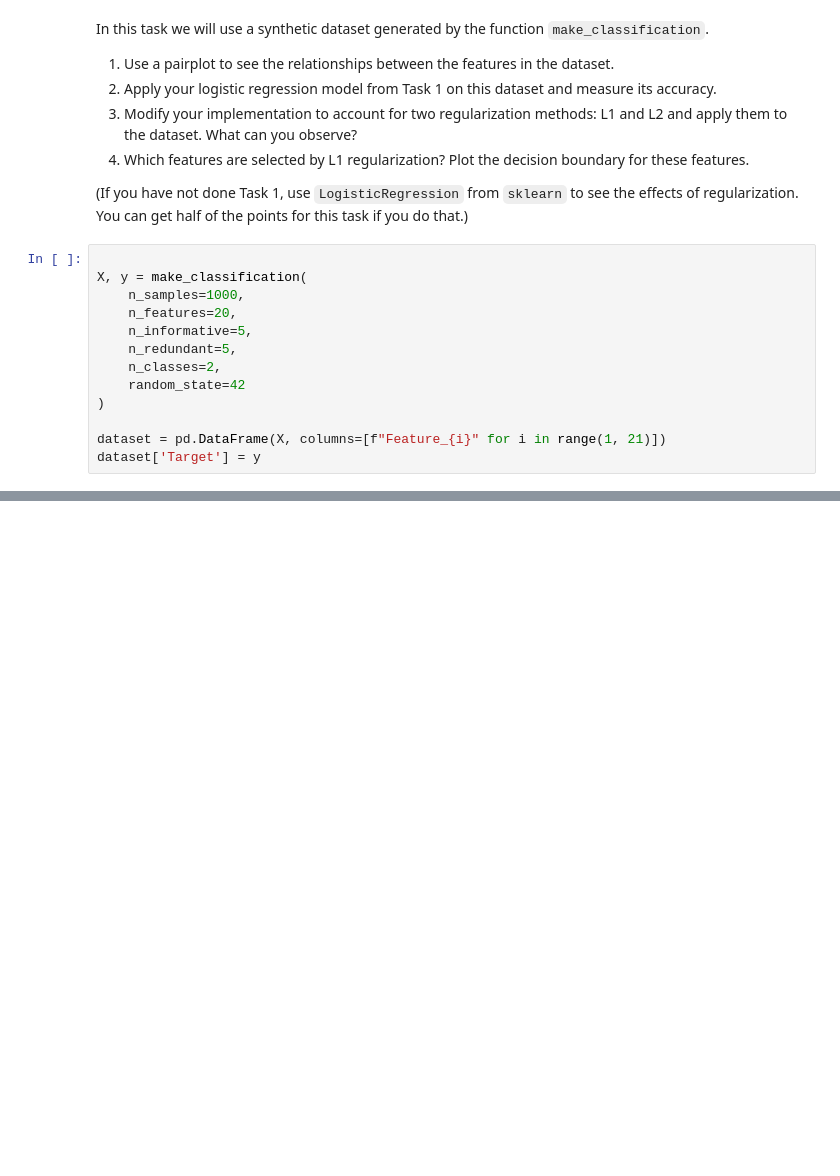
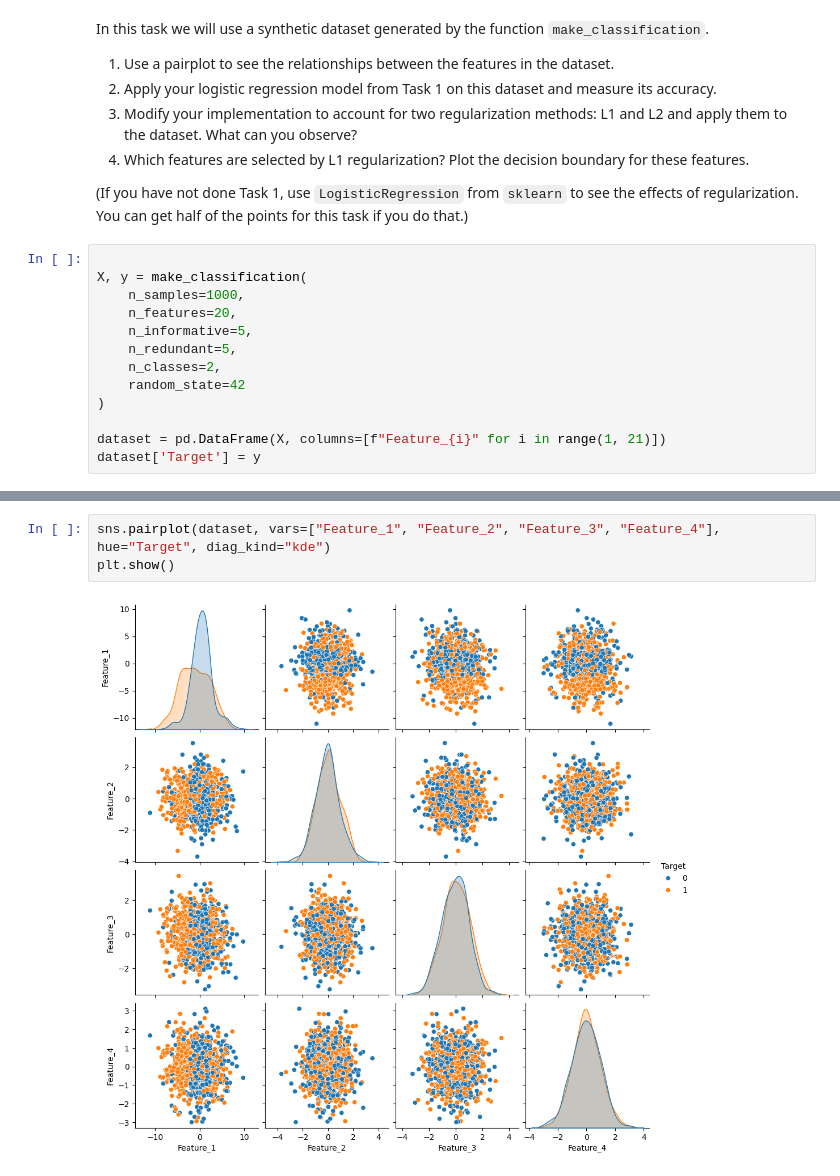
Before and after one commit to bepis0101/UWrCourses, a Jupyter notebook: Semestr5/ML/list3/Assignment3.ipynb, the cells around one changed output, grey strips where cells are left out. Saved outputs shown, nothing was run; the diff lists cells and outputs as text; blank space fills up the shorter version.

```diff
--- a/Semestr5/ML/list3/Assignment3.ipynb
+++ b/Semestr5/ML/list3/Assignment3.ipynb
@@ -351,0 +455,5 @@ dataset['Target'] = y
+# %%
+sns.pairplot(dataset, vars=["Feature_1", "Feature_2", "Feature_3", "Feature_4"], hue="Target", diag_kind="kde")
+plt.show()
+# %% [output]
+[figure, added]
```
Also changed, not shown: parts of 13 cells of this notebook, 9 other files.
